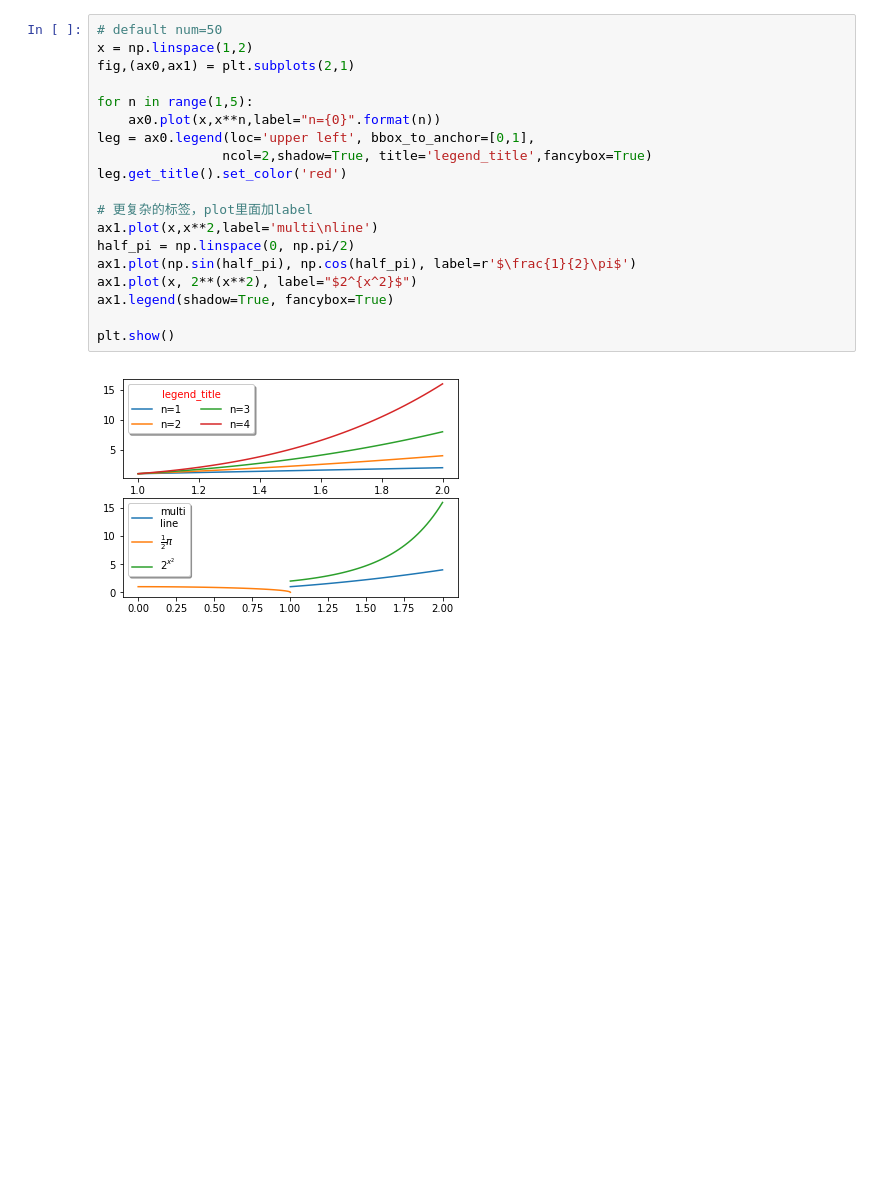
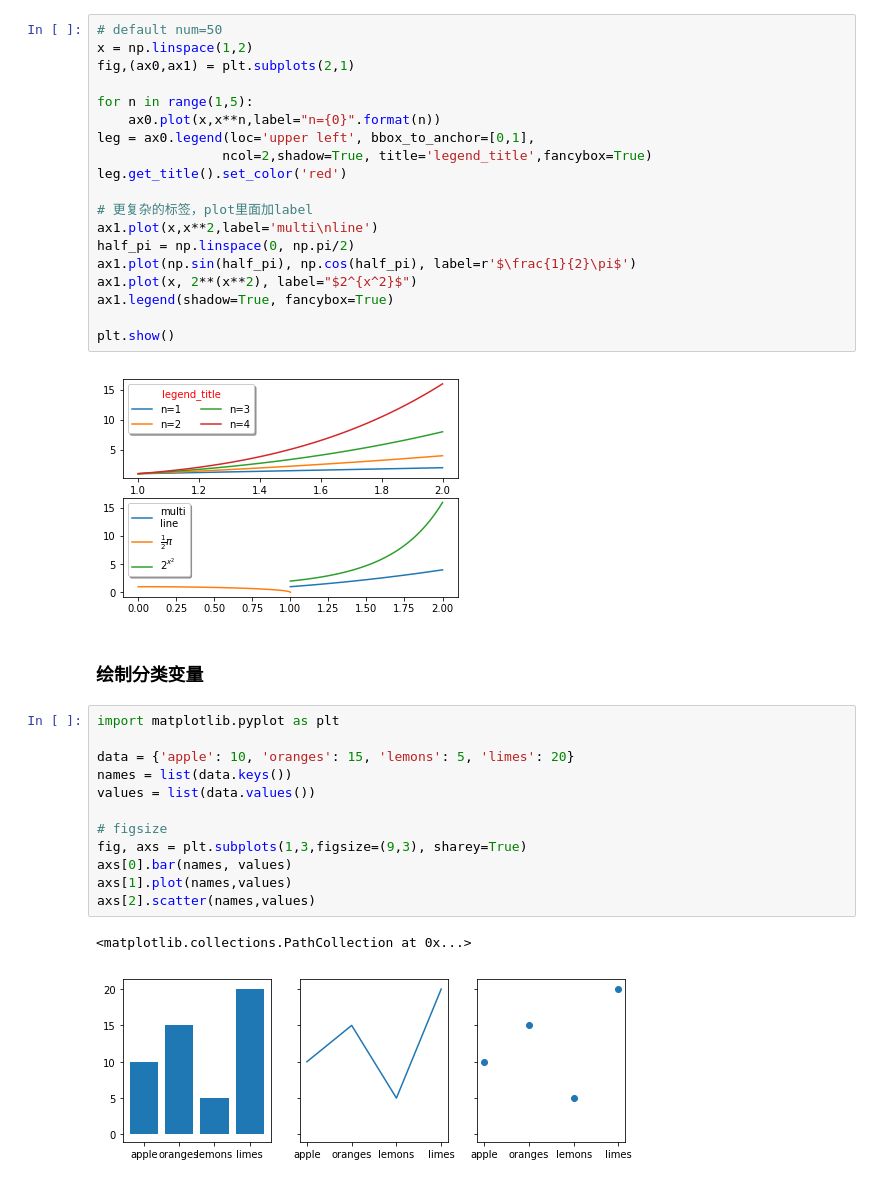
Before and after one commit to xuyagang/pycon, a Jupyter notebook: matplotlib.org/gallery/Untitled.ipynb, the cells around one changed output. Saved outputs shown, nothing was run; the diff lists cells and outputs as text; blank space fills up the shorter version.

```diff
--- a/matplotlib.org/gallery/Untitled.ipynb
+++ b/matplotlib.org/gallery/Untitled.ipynb
@@ -87,3 +87,20 @@ ax1.legend(shadow=True, fancybox=True)
 plt.show()
 # %% [output]
 [figure]
+# %% [markdown]
+### 绘制分类变量
+# %%
+import matplotlib.pyplot as plt
+
+data = {'apple': 10, 'oranges': 15, 'lemons': 5, 'limes': 20}
+names = list(data.keys())
+values = list(data.values())
+
+# figsize
+fig, axs = plt.subplots(1,3,figsize=(9,3), sharey=True)
+axs[0].bar(names, values)
+axs[1].plot(names,values)
+axs[2].scatter(names,values)
+# %% [output]
+<matplotlib.collections.PathCollection at 0x...>
+[figure, added]
```
Also changed, not shown: parts of 4 cells of this notebook, 7 other files.
